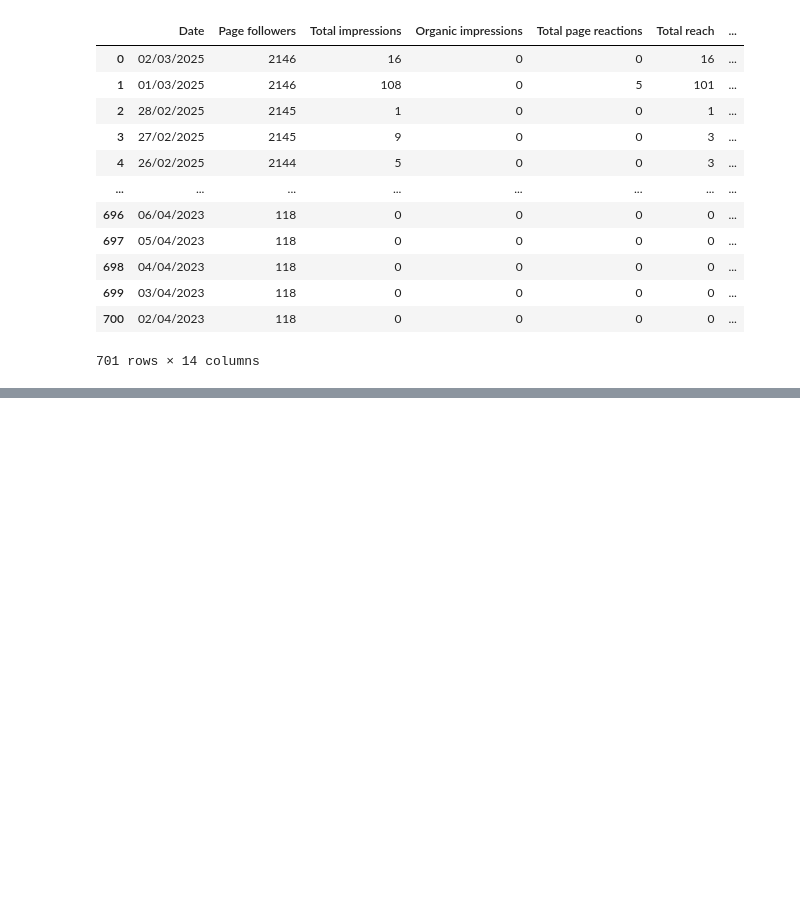
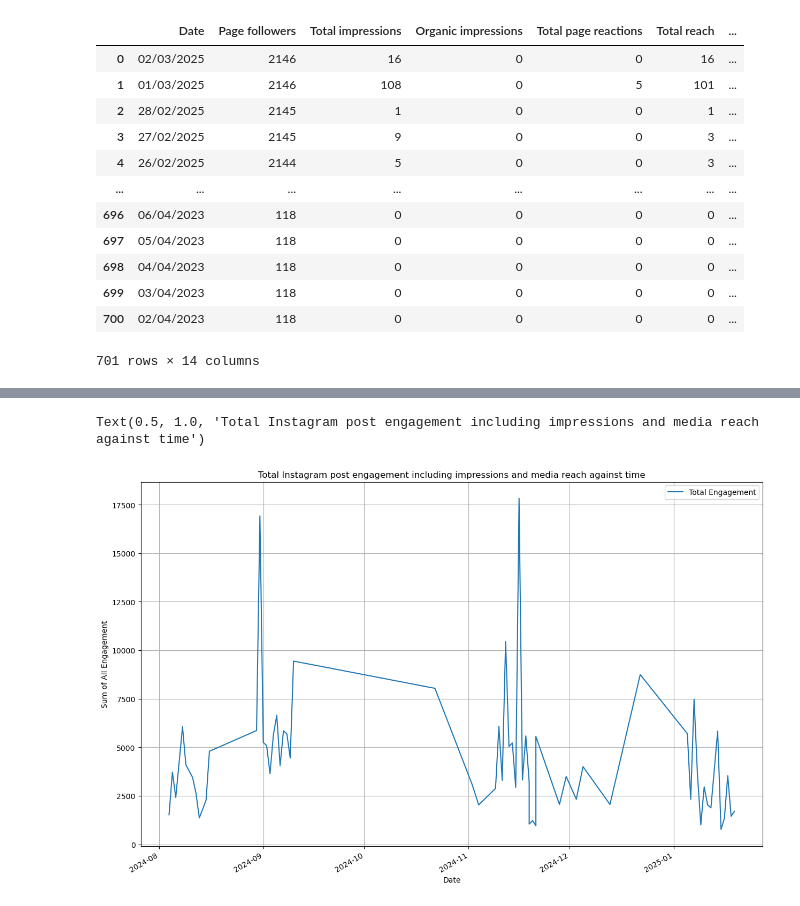
Before and after one commit to maryamzarin/ThrivingChildProj, a Jupyter notebook: Python Challenge.ipynb, the cells around one changed output, grey strips where cells are left out. Saved outputs shown, nothing was run; the diff lists cells and outputs as text; code cells hidden in the pictures; blank space fills up the shorter version.

```diff
--- a/Python Challenge.ipynb
+++ b/Python Challenge.ipynb
@@ -34,0 +175,12 @@ facebookDF
+# %%
+totalEngagedf = postEngageDF[['Date','Total Engagement']]
+graph = totalEngagedf.plot('Date', 'Total Engagement',
+                          figsize=(15,10),
+                          grid=True
+                         )
+graph.set_xlabel("Date")
+graph.set_ylabel("Sum of All Engagement")
+graph.set_title("Total Instagram post engagement including impressions, media reach, likes, comments and shares against time")
+# %% [output]
+Text(0.5, 1.0, 'Total Instagram post engagement including impressions and media reach against time')
+[figure, added]
```
Also changed, not shown: parts of 17 cells of this notebook, 4 other files.
